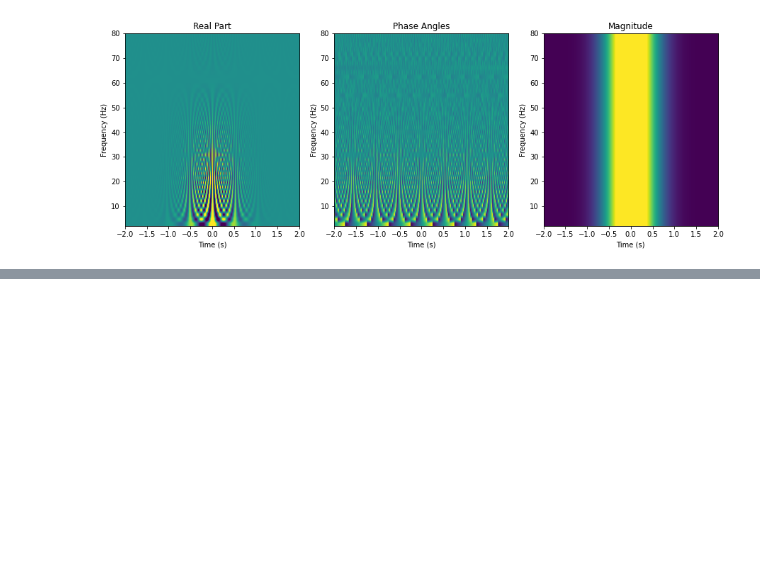
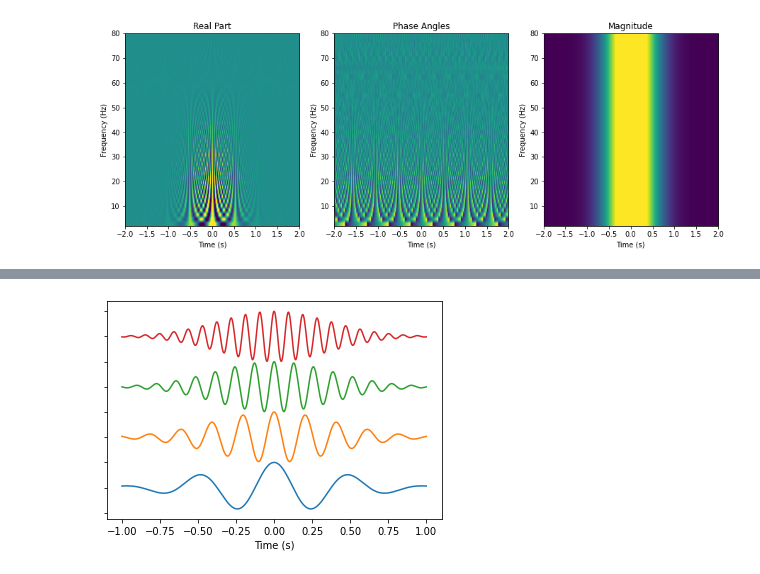
Before and after one commit to npinak/Python-Projects, a Jupyter notebook: EEG_Analysis/EEG_Data.ipynb, the cells around one changed output, grey strips where cells are left out. Saved outputs shown, nothing was run; the diff lists cells and outputs as text; code cells hidden in the pictures; blank space fills up the shorter version.

```diff
--- a/EEG_Analysis/EEG_Data.ipynb
+++ b/EEG_Analysis/EEG_Data.ipynb
@@ -120,0 +157,29 @@ plt.show()
+# %%
+# Wavelet convolution
+
+numfrex  =   40   # number of frequencies
+lofreq   =    2   # Hz; lower bound
+hifreq   =   30   # Hz; upper bound
+
+frex     = np.linspace(lofreq,hifreq,numfrex)
+fwhms    = np.linspace(1,.5,numfrex)
+
+
+time = np.arange(-fs,fs+1)/fs
+# %%
+# initialize the wavelet matrix
+waveletfam = np.zeros((numfrex,len(time)),dtype = complex)
+
+for wi in range(numfrex):
+  waveletfam[wi,:] = createComplexWavelet(time,frex[wi],fwhms[wi])
+# %%
+# plot some selected wavelets
+for i in range(4):
+
+  plt.plot(time,np.real(waveletfam[i*4,:])+i*2)
+
+plt.xlabel('Time (s)')
+plt.tick_params(labelleft = False)
+plt.show()
+# %% [output]
+[figure, added]
```
Also changed, not shown: parts of 6 cells of this notebook.
